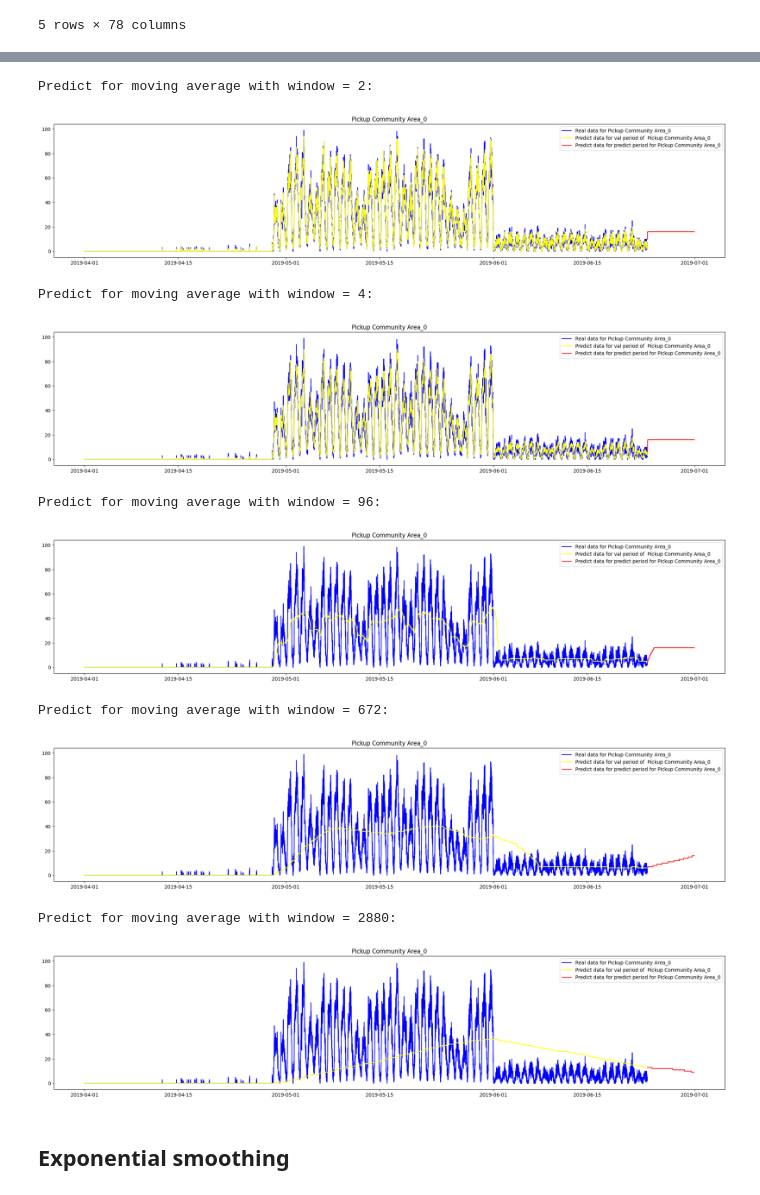
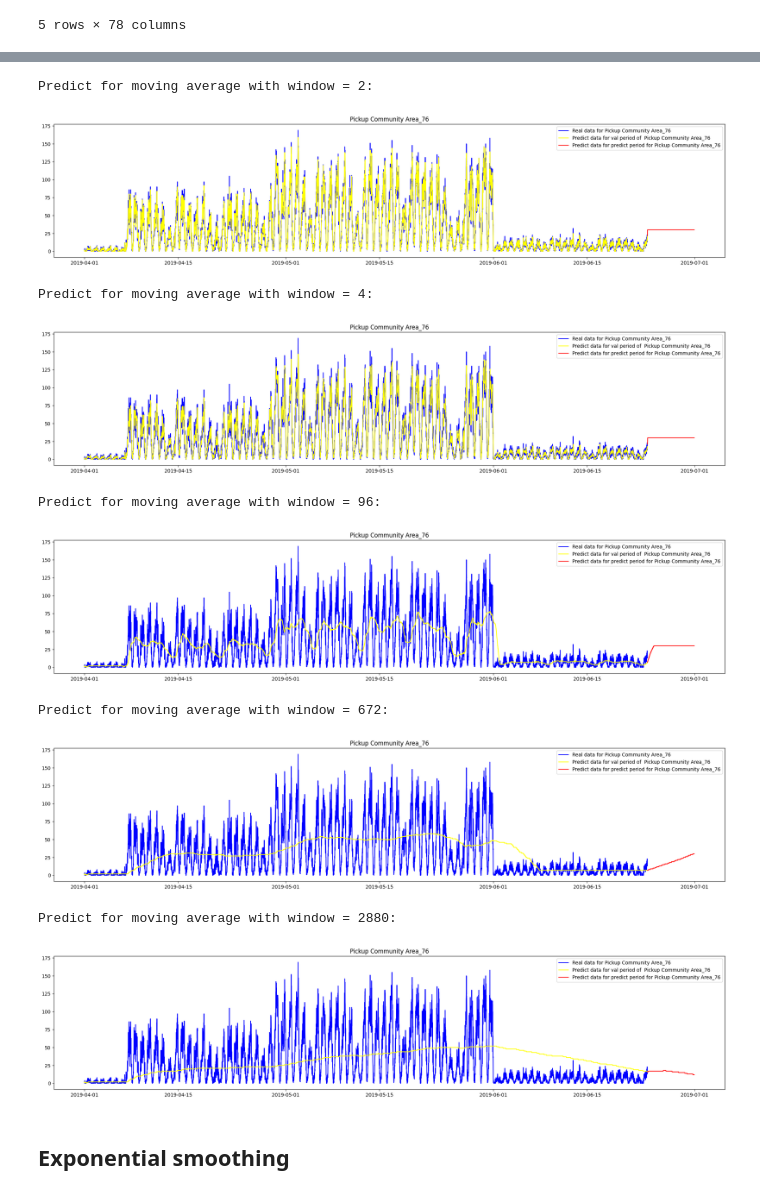
Before and after one commit to dbadeev/uber, a Jupyter notebook: uber.ipynb, the cells around one changed output, grey strips where cells are left out. Drawn from its saved outputs; the diff is of its cells as text; code cells hidden in the pictures.

```diff
--- a/uber.ipynb
+++ b/uber.ipynb
@@ -183,5 +195,5 @@ df_total.tail(700)
 # %%
-for area in df_total[df_total.columns[:1]]:
+for area in df_total[df_total.columns[76:77]]:
 	plt.figure(figsize=(25,5))
 	plt.plot(df_total[area], label=f'Real data for {area}', color='blue')
 	plt.plot(df_val_predict[area], label=f'Predict data for val period of {area}', color='yellow')
@@ -278,10 +295,6 @@ df_moving_average_4_predict.head()
 | 2019-06-24 01:00:00 | 0.0 | 0.0 | 0.0 | 0.0 | ... |
 5 rows × 78 columns
 # %%
-# for area in df:
-#     for window in [2, 4, 96, 672, 2880]:
-#         df_dict[window][area] = df[area].rolling(window).mean()
-
-for window in [2, 4, 96, 672, 2880]:
-	df_dict[window] = df_total.rolling(window, min_periods=1).mean()
-	df_dict[window] = update_df(df_dict[window])
+for area in df:
+	for window in [2, 4, 96, 672, 2880]:
+		df_dict[window][area] = df_total[area].rolling(window, min_periods=1).mean()
@@ -291,3 +301,6 @@ for window in [2, 4, 96, 672, 2880]:
+# %%
+for window in [2, 4, 96, 672, 2880]:
+	df_dict[window] = update_df(df_dict[window])
 # %%
 df_moving_average_4_predict.head(700)
 # %% [output]
@@ -307,28 +320,28 @@ df_moving_average_4_predict.head(700)
 672 rows × 78 columns
 # %%
-for area in df[df.columns[:1]]:
+for area in df[df.columns[76:77]]:
 	for window in [2, 4, 96, 672, 2880]:
 		print(f'Predict for moving average with window = {window}:')
 		df_val_predict = df.rolling(window, min_periods=1).mean()
 		df_val_predict = update_df(df_val_predict)
 		plt.figure(figsize=(25,5))
 		plt.plot(df[area], label=f'Real data for {area}', color='blue')
 		plt.plot(df_val_predict[area], label=f'Predict data for val period of  {area}', color='yellow')
 		plt.plot(df_dict[window][area][-672:], label=f'Predict data for predict period for {area}', color='red')
 		plt.legend(loc='best')
 		plt.title(area)
 		plt.show()
 # %% [output]
 Predict for moving average with window = 2:
-[figure, old version]
+[figure, new version]
 Predict for moving average with window = 4:
-[figure, old version]
+[figure, new version]
 Predict for moving average with window = 96:
-[figure, old version]
+[figure, new version]
 Predict for moving average with window = 672:
-[figure, old version]
+[figure, new version]
 Predict for moving average with window = 2880:
-[figure, old version]
+[figure, new version]
 # %% [markdown]
 ## Exponential smoothing
 # %% [markdown]
```
Also changed, not shown: parts of 113 cells of this notebook, 1 other file.
